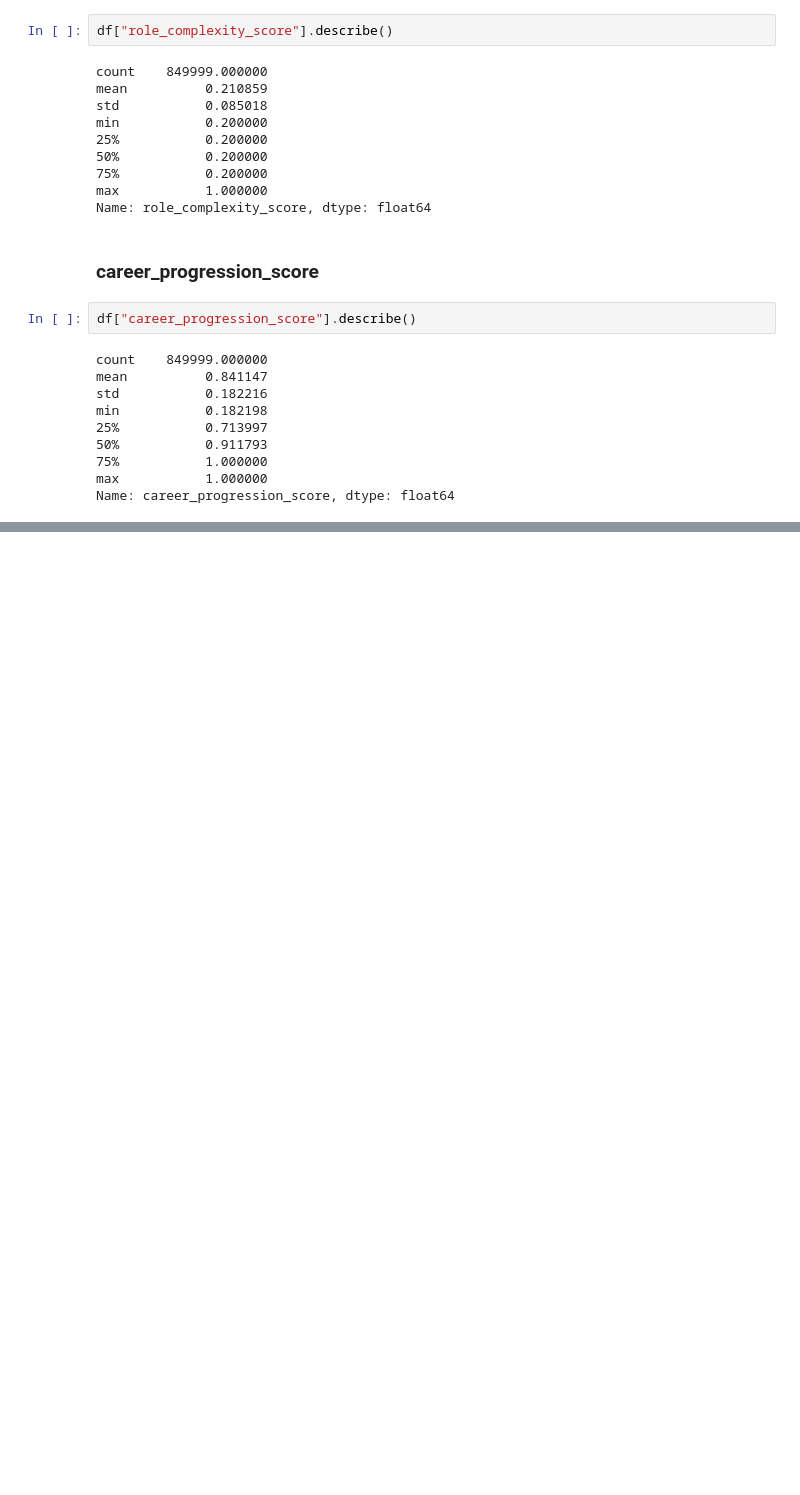
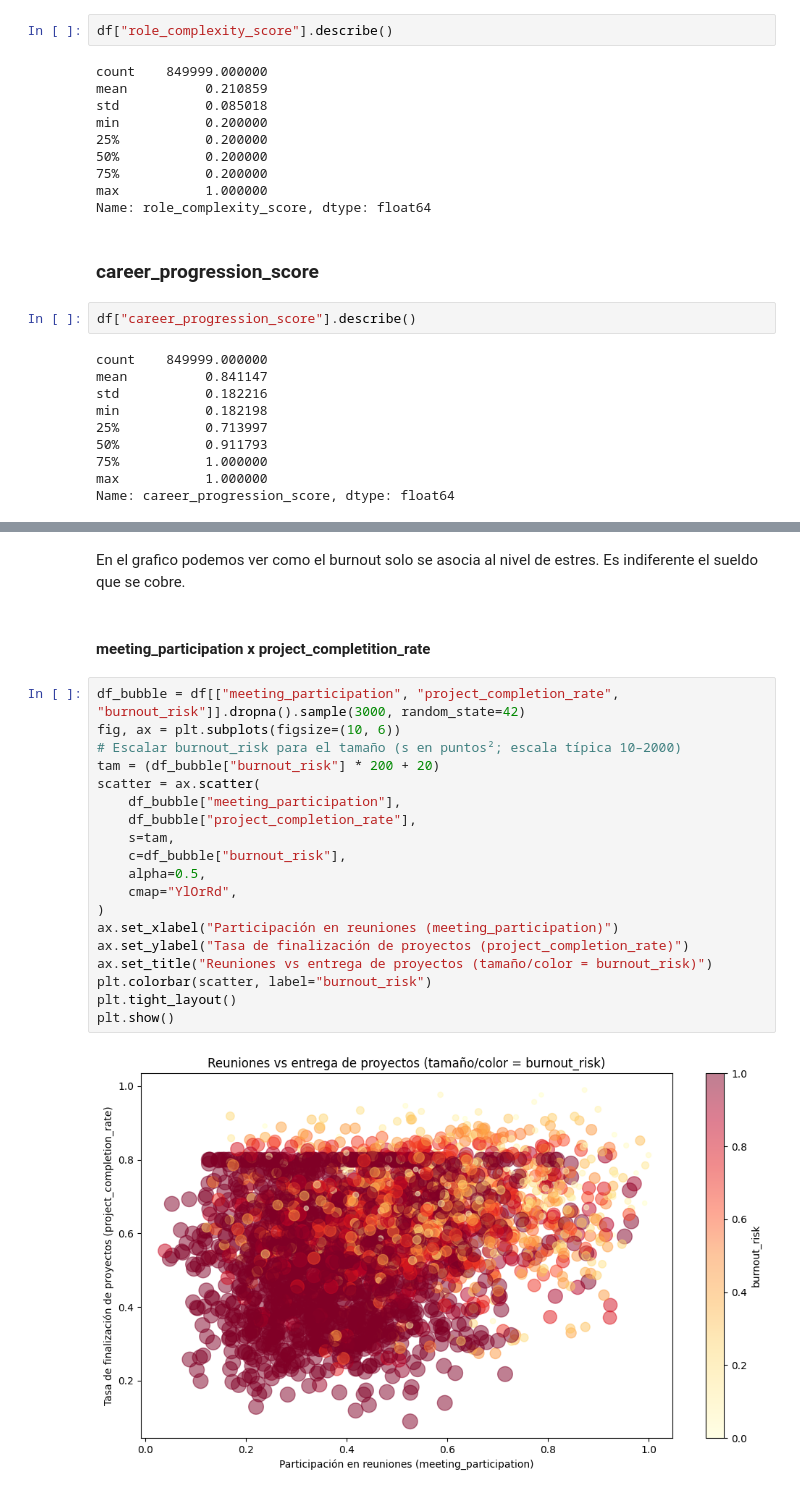
Before and after one commit to jbmild/ceia, a Jupyter notebook: AnalisisDeDatos/EjercicioIndividual/tp_individual.ipynb, the cells around one changed output, grey strips where cells are left out. Cells and saved outputs as stored; diff of their text form; blank space fills up the shorter version.

```diff
--- a/AnalisisDeDatos/EjercicioIndividual/tp_individual.ipynb
+++ b/AnalisisDeDatos/EjercicioIndividual/tp_individual.ipynb
@@ -553,0 +609,25 @@ Name: career_progression_score, dtype: float64
+# %% [markdown]
+En el grafico podemos ver como el burnout solo se asocia al nivel de estres. Es indiferente el sueldo que se cobre.
+# %% [markdown]
+#### meeting_participation x project_completition_rate
+# %%
+df_bubble = df[["meeting_participation", "project_completion_rate", "burnout_risk"]].dropna().sample(3000, random_state=42)
+fig, ax = plt.subplots(figsize=(10, 6))
+# Escalar burnout_risk para el tamaño (s en puntos²; escala típica 10–2000)
+tam = (df_bubble["burnout_risk"] * 200 + 20)
+scatter = ax.scatter(
+    df_bubble["meeting_participation"],
+    df_bubble["project_completion_rate"],
+    s=tam,
+    c=df_bubble["burnout_risk"],
+    alpha=0.5,
+    cmap="YlOrRd",
+)
+ax.set_xlabel("Participación en reuniones (meeting_participation)")
+ax.set_ylabel("Tasa de finalización de proyectos (project_completion_rate)")
+ax.set_title("Reuniones vs entrega de proyectos (tamaño/color = burnout_risk)")
+plt.colorbar(scatter, label="burnout_risk")
+plt.tight_layout()
+plt.show()
+# %% [output]
+[figure, added]
```
Also changed, not shown: parts of 17 cells of this notebook.
